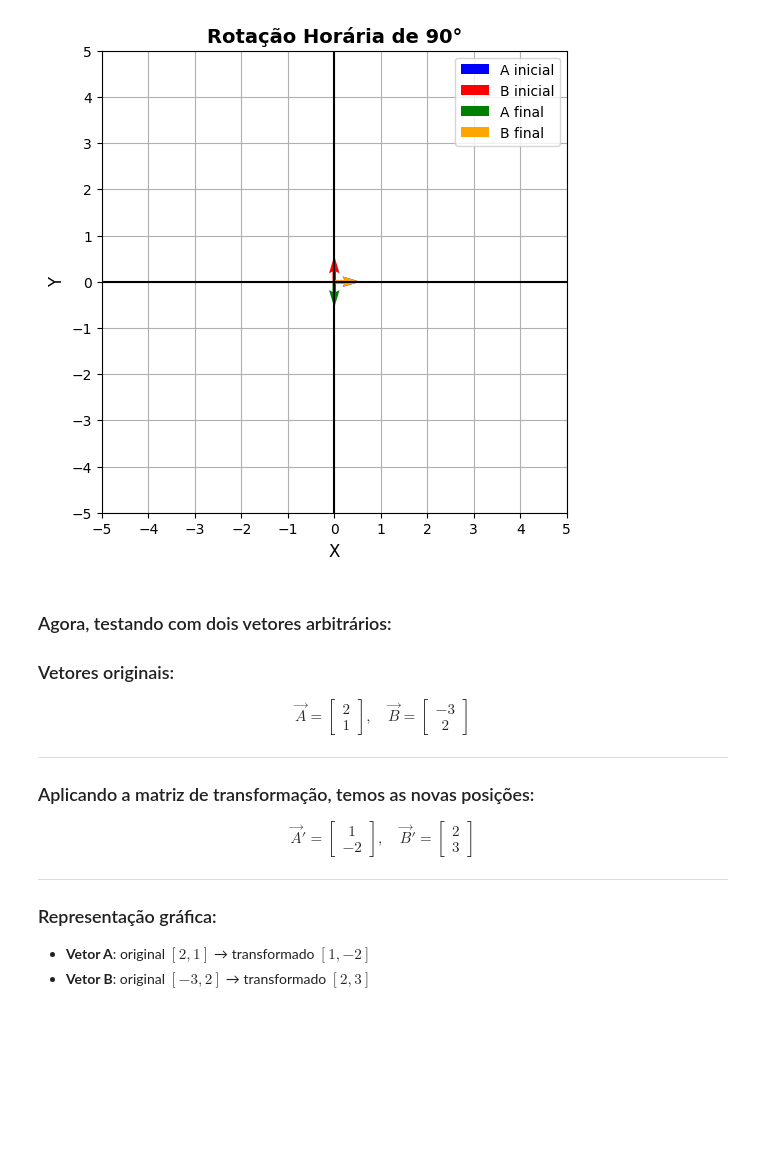
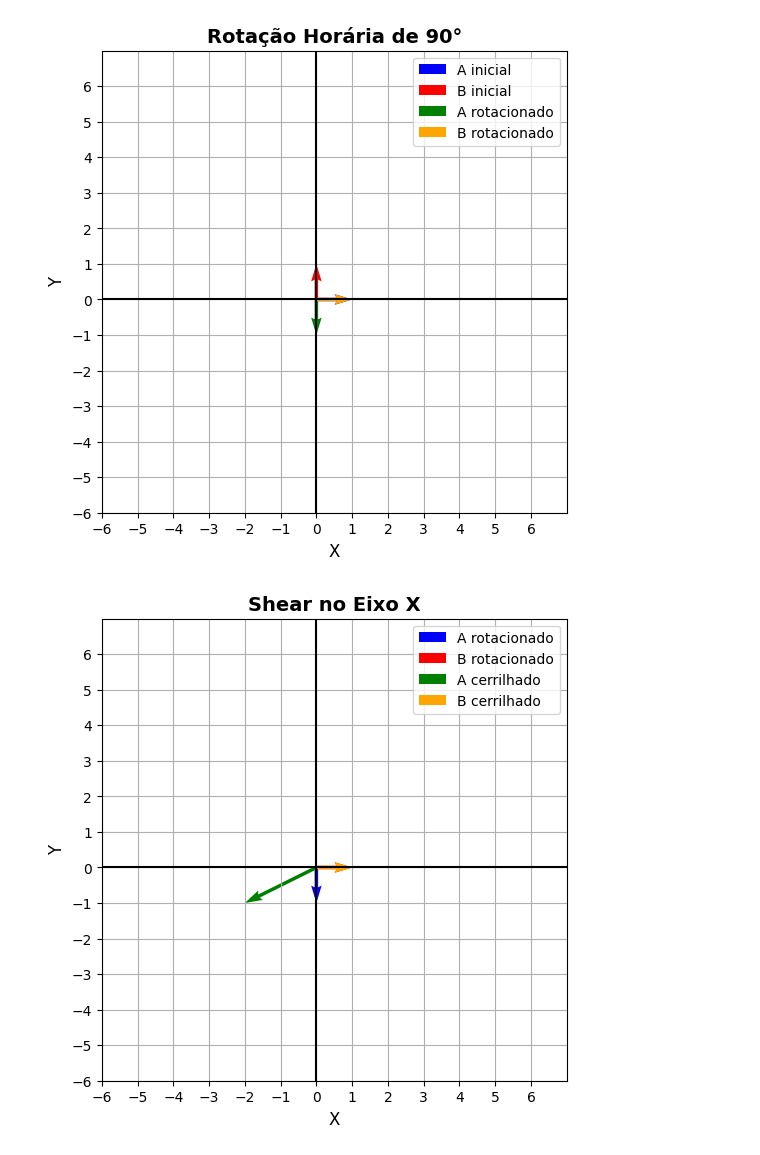
Before and after one commit to mauricioaires30/Matematica-Computacional, a Jupyter notebook: trabalho_01.ipynb, the cells around one changed output. Saved outputs shown, nothing was run; the diff lists cells and outputs as text; code cells hidden in the pictures; blank space fills up the shorter version.

```diff
--- a/trabalho_01.ipynb
+++ b/trabalho_01.ipynb
@@ -80,51 +83,41 @@ O gráfico mostra **como os vetores giram 90° no sentido horário**.
 # %%
 initial_A = np.array([1, 0])
 initial_B = np.array([0, 1])
 
-matrix = np.array([[0, 1], [-1, 0]])
+rotation_matrix = np.array([[0, 1], [-1, 0]])
 
-final_A = transform_vector(initial_A, matrix)
-final_B = transform_vector(initial_B, matrix)
+rotated_A = transform_vector(initial_A, rotation_matrix)
+rotated_B = transform_vector(initial_B, rotation_matrix)
 
 draw_graph("Rotação Horária de 90°",
     [
-        #vetores unitários originais
+        #vetores originais
         {"name": "A inicial", "x": initial_A[0], "y": initial_A[1], "color": "blue"},
         {"name": "B inicial", "x": initial_B[0], "y": initial_B[1], "color": "red"},
 
         #vetores rotacionados
-        {"name": "A final", "x": final_A[0], "y": final_A[1], "color": "green"},
-        {"name": "B final", "x": final_B[0], "y": final_B[1], "color": "orange"}
+        {"name": "A rotacionado", "x": rotated_A[0], "y": rotated_A[1], "color": "green"},
+        {"name": "B rotacionado", "x": rotated_B[0], "y": rotated_B[1], "color": "orange"}
     ]
 )
+
+k = 2
+shear_matrix = create_shear_matrix(k)
+
+sheared_A = transform_vector(rotated_A, shear_matrix)
+sheared_B = transform_vector(rotated_B, shear_matrix)
+
+draw_graph("Shear no Eixo X",
+    [
+        #vetores unitários originais
+        {"name": "A rotacionado", "x": rotated_A[0], "y": rotated_A[1], "color": "blue"},
+        {"name": "B rotacionado", "x": rotated_B[0], "y": rotated_B[1], "color": "red"},
+
+        #vetores cerrilhados
+        {"name": "A cerrilhado", "x": sheared_A[0], "y": sheared_A[1], "color": "green"},
+        {"name": "B cerrilhado", "x": sheared_B[0], "y": sheared_B[1], "color": "orange"}
+    ]
+)
 # %% [output]
-[figure, old version]
+[figure, new version]
+[figure, added]
-# %% [markdown]
-### Agora, testando com dois vetores arbitrários:
-
-### Vetores originais:
-
-$$
-\vec{A} =
-\begin{bmatrix}2 \\ 1\end{bmatrix}, \quad
-\vec{B} =
-\begin{bmatrix}-3 \\ 2\end{bmatrix}
-$$
-
----
-
-### Aplicando a matriz de transformação, temos as novas posições:
-
-$$
-\vec{A}' =
-\begin{bmatrix}1 \\ -2\end{bmatrix}, \quad
-\vec{B}' =
-\begin{bmatrix}2 \\ 3\end{bmatrix}
-$$
-
----
-
-### Representação gráfica:
-
-- **Vetor A**: original $[2,1]$ → transformado $[1,-2]$
-- **Vetor B**: original $[-3,2]$ → transformado $[2,3]$
```
Also changed, not shown: parts of 20 cells of this notebook, 1 other file.
